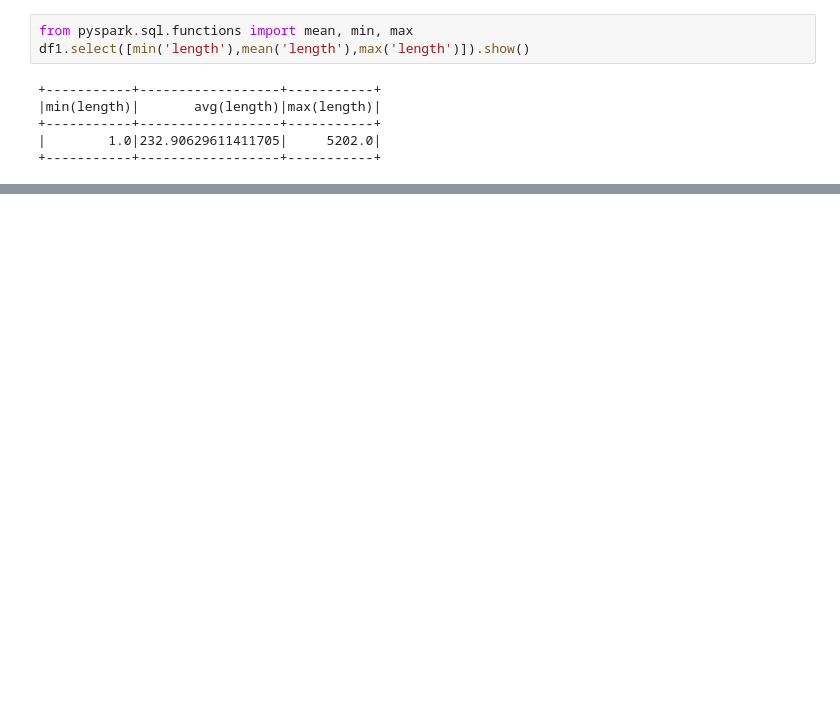
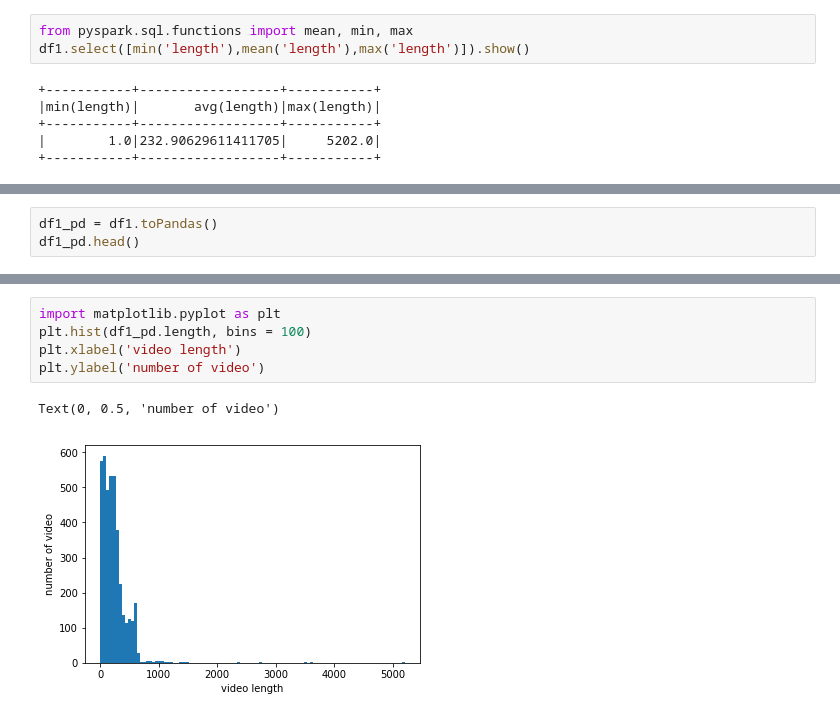
Before and after one commit to bbchen33/Data-Science, a Jupyter notebook: BigData_PySpark.ipynb, the cells around one changed output, grey strips where cells are left out. Drawn from its saved outputs; the diff is of its cells as text; blank space fills up the shorter version.

```diff
--- a/BigData_PySpark.ipynb
+++ b/BigData_PySpark.ipynb
@@ -115,0 +259,3 @@ df1.select([min('length'),mean('length'),max('length')]).show()
+# %%
+df1_pd = df1.toPandas()
+df1_pd.head()
@@ -115,0 +289,8 @@ df1.select([min('length'),mean('length'),max('length')]).show()
+# %%
+import matplotlib.pyplot as plt
+plt.hist(df1_pd.length, bins = 100)
+plt.xlabel('video length')
+plt.ylabel('number of video')
+# %% [output]
+Text(0, 0.5, 'number of video')
+[figure, added]
```
Also changed, not shown: parts of 17 cells of this notebook.
